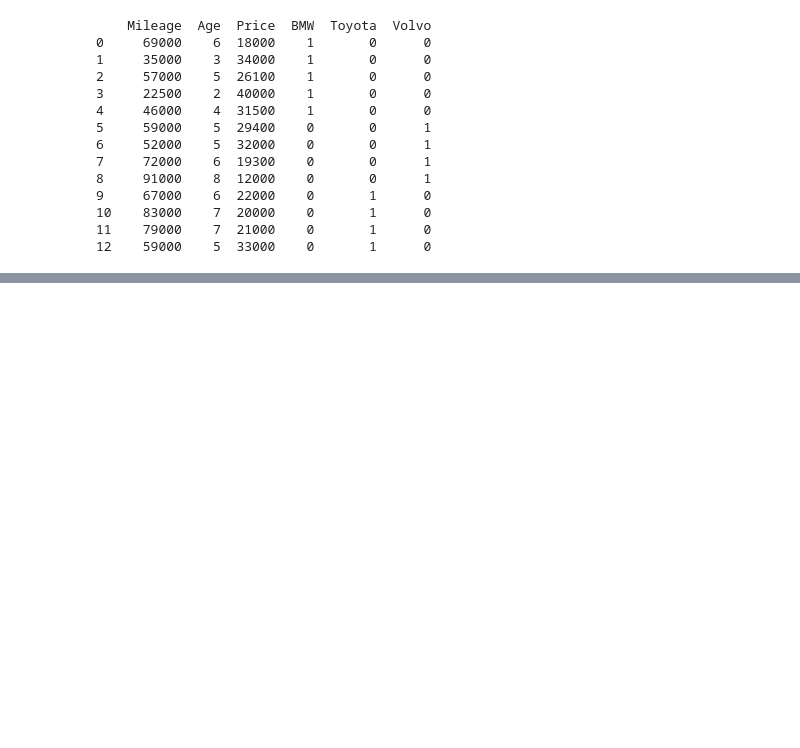
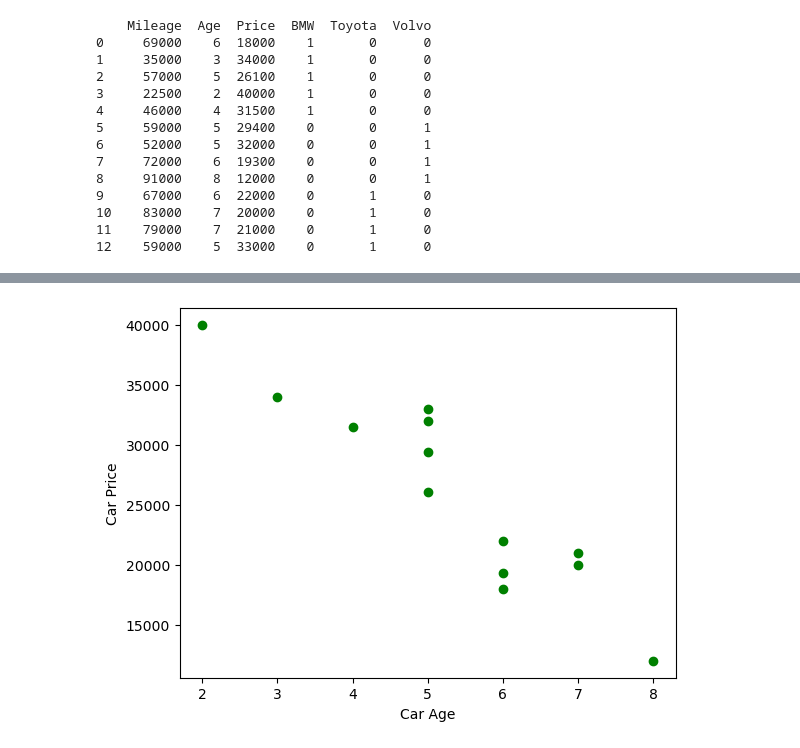
Before and after one commit to code4yonglei/code_4_Tutorials, a Jupyter notebook: machine-learning/3-dummy-variable.ipynb, the cells around one changed output, grey strips where cells are left out. Cells and saved outputs as stored; diff of their text form; code cells hidden in the pictures; blank space fills up the shorter version.

```diff
--- a/machine-learning/3-dummy-variable.ipynb
+++ b/machine-learning/3-dummy-variable.ipynb
@@ -89,0 +110,7 @@ print(df3)
+# %%
+plt.xlabel("Car Age")
+plt.ylabel("Car Price")
+plt.plot(df3.Age, df3.Price,'go')
+plt.show()
+# %% [output]
+[figure, added]
```
Also changed, not shown: parts of 19 cells of this notebook.
